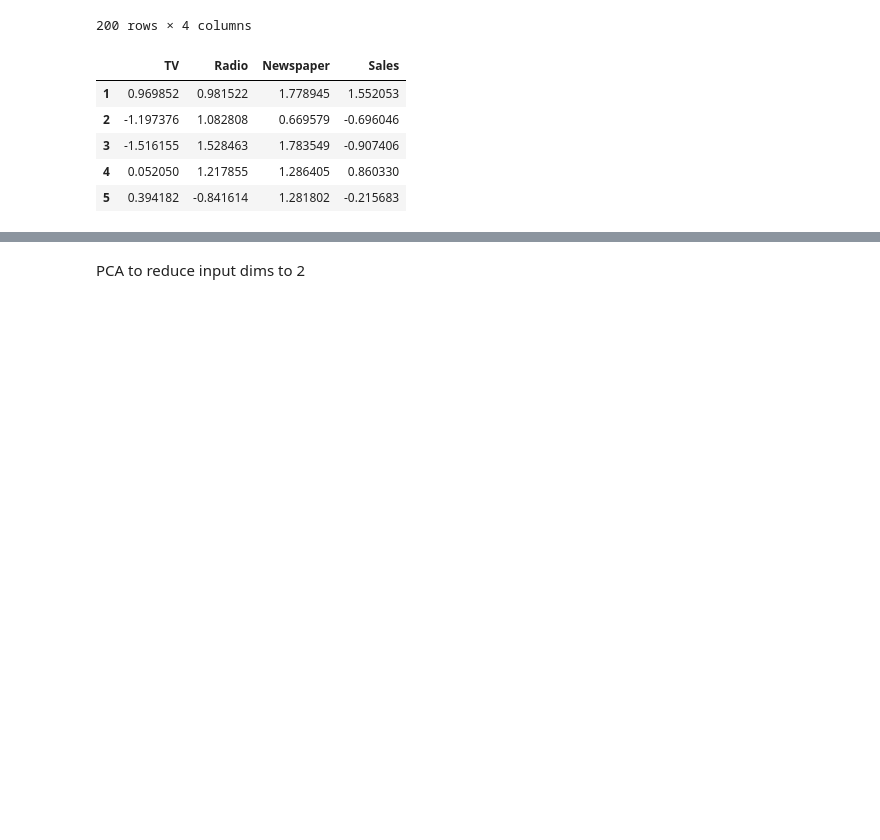
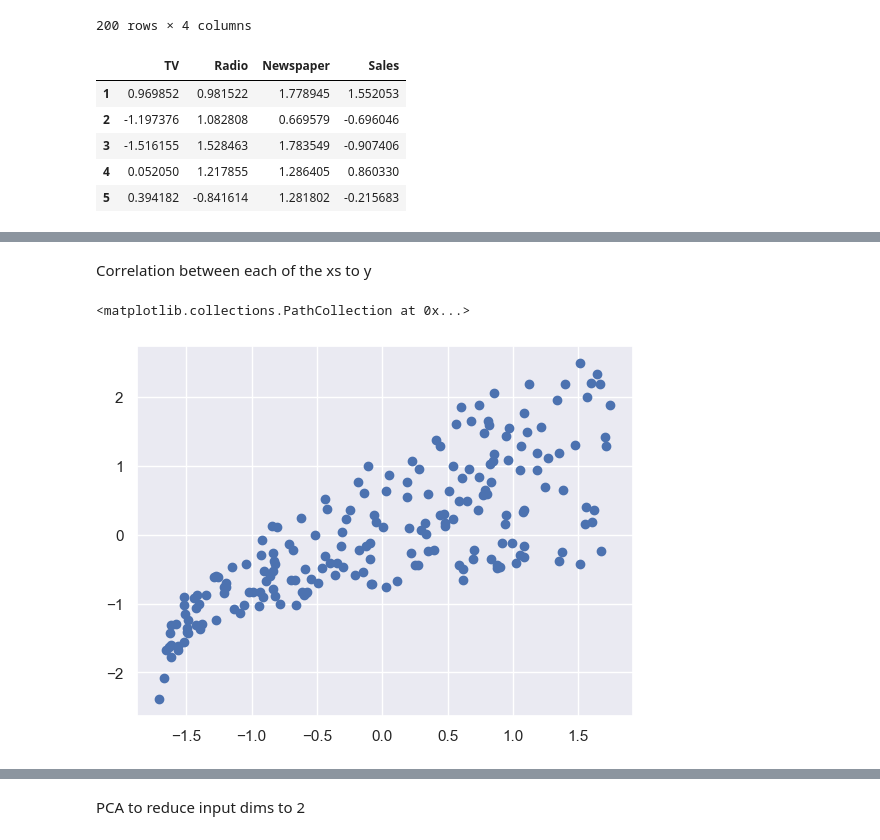
Before and after one commit to Niko32/ProbML, a Jupyter notebook: src/prototyping/gaussian_process_regression.ipynb, the cells around one changed output, grey strips where cells are left out. Cells and saved outputs as stored; diff of their text form; code cells hidden in the pictures; blank space fills up the shorter version.

Commit message:
fixed some plots

```diff
--- a/src/prototyping/gaussian_process_regression.ipynb
+++ b/src/prototyping/gaussian_process_regression.ipynb
@@ -52,0 +66,7 @@ ax.scatter3D(X.T[0], X.T[1], X.T[2])
+# %% [markdown]
+Correlation between each of the xs to y
+# %%
+plt.scatter(advertising["TV"], advertising["Sales"])
+# %% [output]
+<matplotlib.collections.PathCollection at 0x...>
+[figure, added]
```
Also changed, not shown: parts of 21 cells of this notebook.
